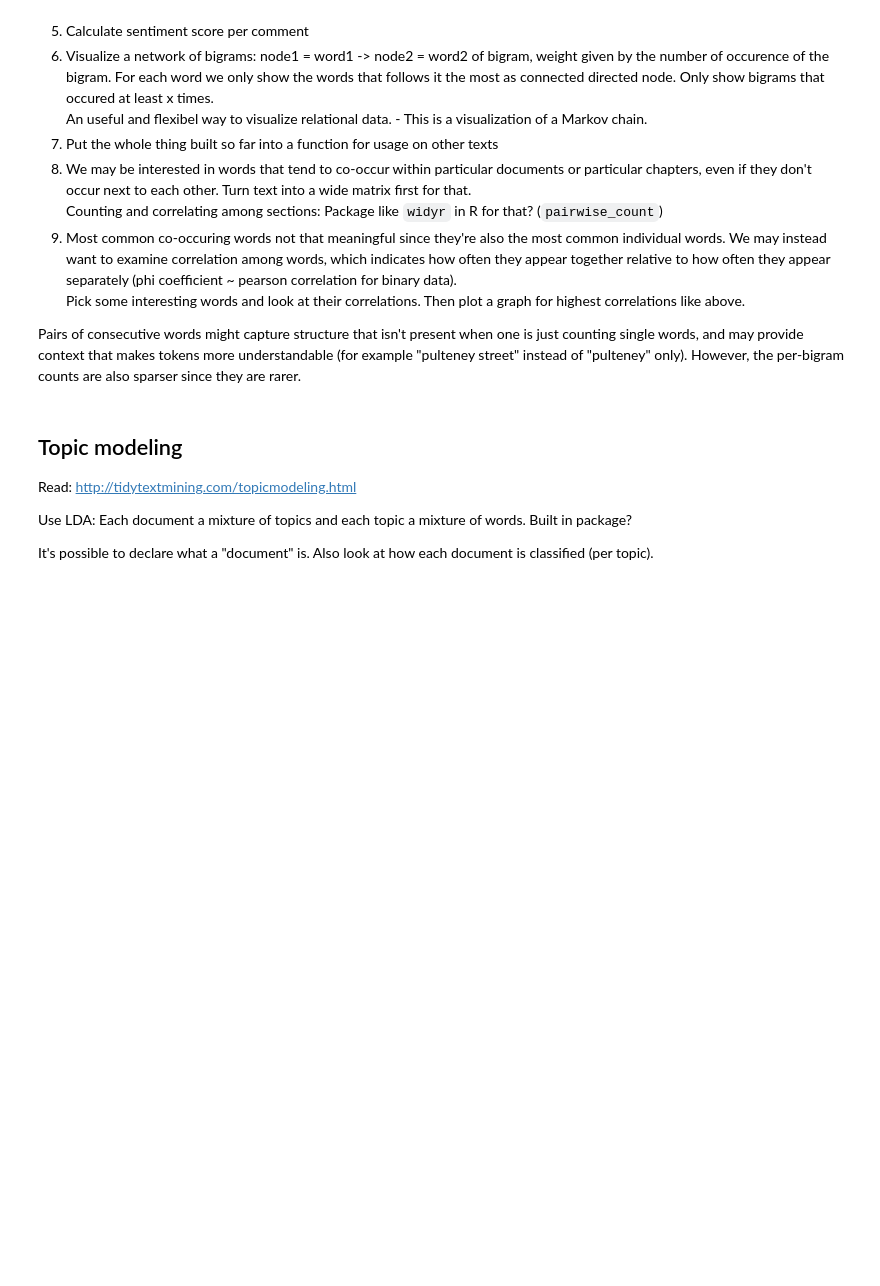
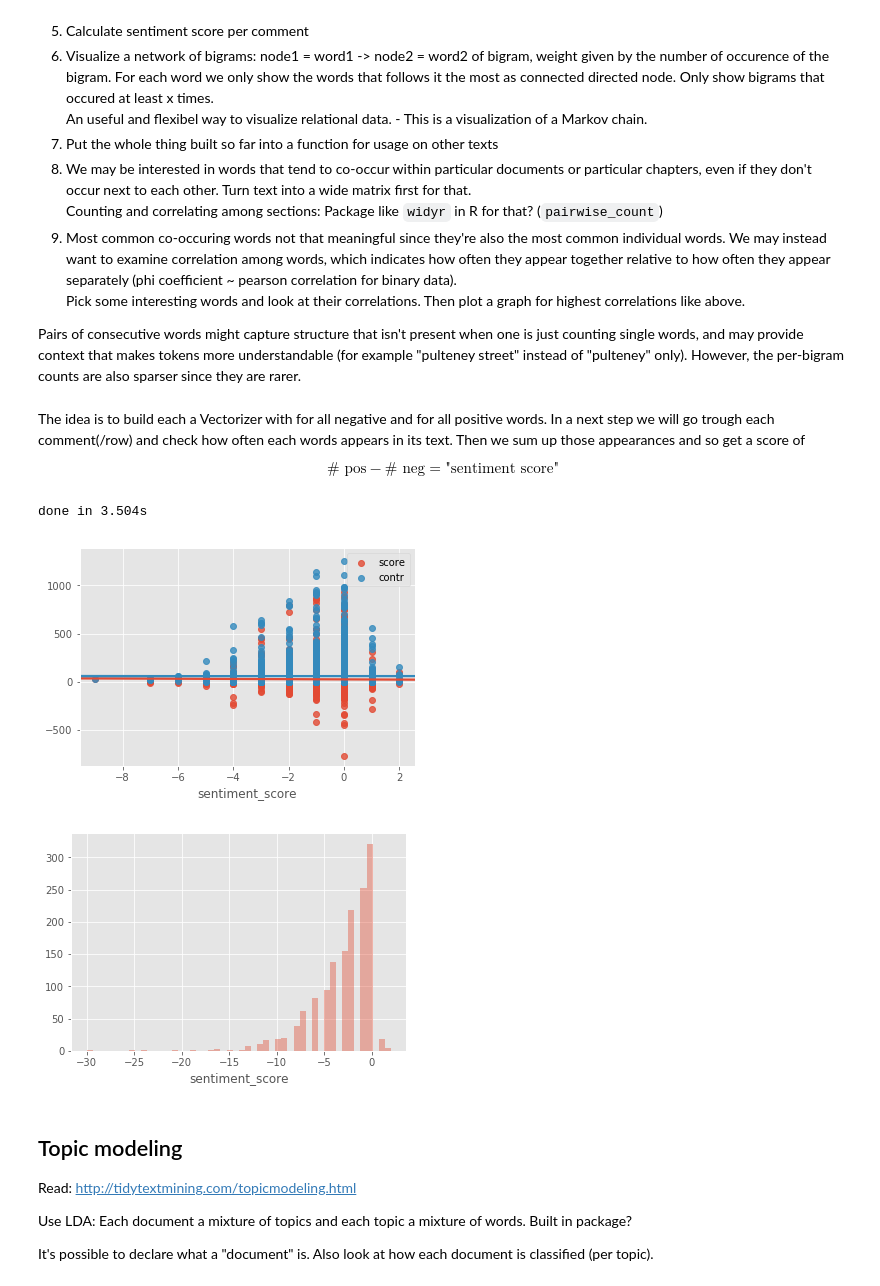
Before and after one commit to fdelia/bots, a Jupyter notebook: 4_clustering_comments.ipynb, the cells around one changed output. Cells and saved outputs as stored; diff of their text form; code cells hidden in the pictures; blank space fills up the shorter version.

Commit message:
sentiment analysis

```diff
--- a/4_clustering_comments.ipynb
+++ b/4_clustering_comments.ipynb
@@ -21 +42,5 @@ Pairs of consecutive words might capture structure that isn't present when one i
+# %% [markdown]
+The idea is to build each a Vectorizer with for all negative and for all positive words. In a next step we will go trough each comment(/row) and check how often each words appears in its text. Then we sum up those appearances and so get a score of
+
+$$ \text{# pos} - \text{# neg} = \text{"sentiment score"}$$
 # %%
@@ -46,3 +74,40 @@ stop_words = stop_words.split(', ')
+# %%
+# Compute "sentiment scores" for all comments
+t0 = time()
+def get_sentiment_score(text):
+    matr_pos = vect_pos.transform([text])
+    sum_pos = matr_pos.data.sum()
+
+    matr_neg = vect_neg.transform([text])
+    sum_neg = matr_neg.data.sum()
+
+    #for i in matr_neg.indices:
+        #print(features_neg[i])
+    return sum_pos - sum_neg
+
+#df_com = df_com[df_com['score']<1000]
+df_art = df_art[df_art['text'].notnull()]
+
+df_com['sentiment_score'] = df_com['con'].apply(get_sentiment_score)
+df_art['sentiment_score'] = df_art['text'].apply(get_sentiment_score)
+#get_sentiment_score(df_com['con'].loc[46463])
+print("done in {:.3f}s".format(time() - t0))
+# %% [output]
+done in 3.504s
+# %%
+sns.regplot(x='sentiment_score', y='score', data=df_com, label='score')
+ax = sns.regplot(x='sentiment_score', y='contr', data=df_com, label='contr')
+ax.legend()
+plt.ylabel('')
+plt.show()
+
+ax = sns.distplot(df_com['sentiment_score'], kde=False)
+plt.show()
+
+#df_com[df_com['sentiment_score'] < -20]['con']
+# %% [output]
+[figure, added]
+[figure, added]
 # %% [markdown]
 ## Topic modeling
 Read: http://tidytextmining.com/topicmodeling.html
```
Also changed, not shown: parts of 5 cells of this notebook.
